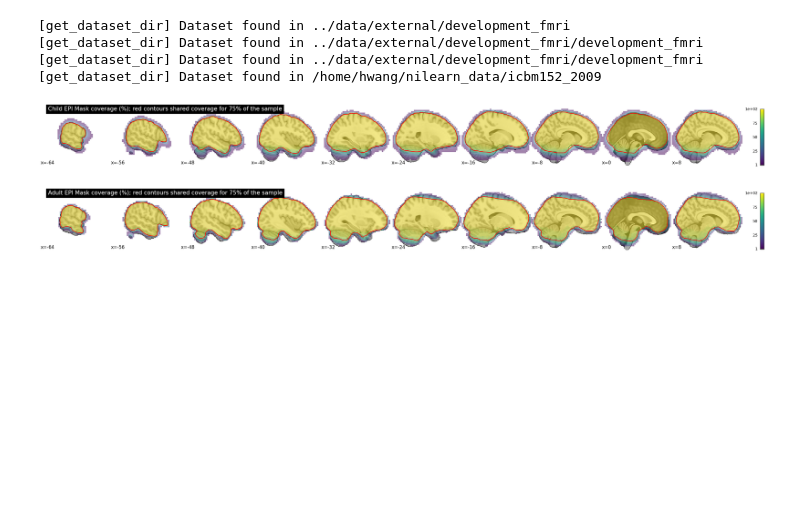
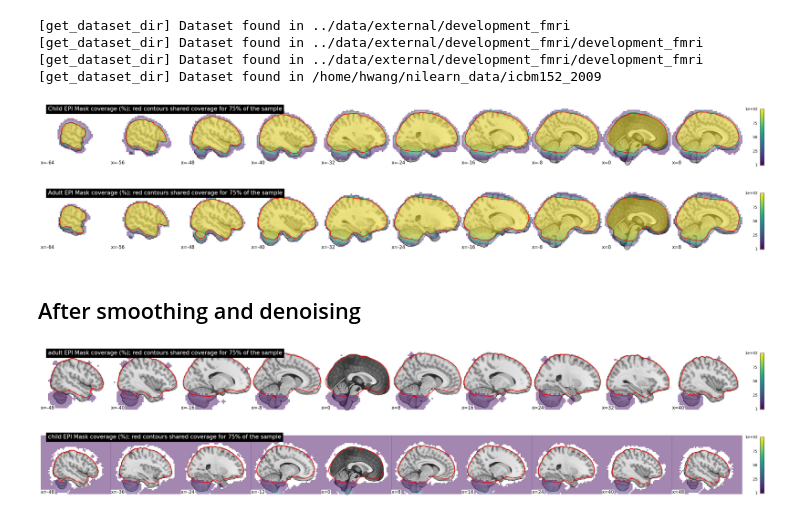
Before and after one commit to htwangtw/hfplayground, a Jupyter notebook: notebooks/fov.ipynb, the cells around one changed output. Drawn from its saved outputs; the diff is of its cells as text; code cells hidden in the pictures; blank space fills up the shorter version.

```diff
--- a/notebooks/fov.ipynb
+++ b/notebooks/fov.ipynb
@@ -62,3 +62,28 @@ plotting.plot_img(
 # %% [output]
 [figure]
 [figure]
+# %% [markdown]
+## After smoothing and denoising
+# %%
+for label in ['adult', 'child']:
+    sub = participants['participant_id'][participants['Child_Adult'] == label].tolist()
+    func_nii_path = [f"../data/interim/development_fmri/{subject}_task-pixar_space-MNI152NLin2009cAsym_desc-simple+gsr_bold.nii.gz" for subject in sub]
+    coverage_nii = compute_epi_percentage_coverage(func_nii_path)
+
+    plotting.plot_img(
+        coverage_nii,
+        title=f'{label} EPI Mask coverage (%); red contours shared coverage for 75% of the sample',
+        vmin=0,
+        vmax=99,
+        threshold=1,
+        bg_img=datasets.MNI152_FILE_PATH,
+        display_mode='x',
+        cut_coords=10,
+        colorbar=True,
+        alpha=0.5
+    ).add_contours(func_child_coverage,
+                levels=[75],
+                colors='red',)
+# %% [output]
+[figure, added]
+[figure, added]
```
